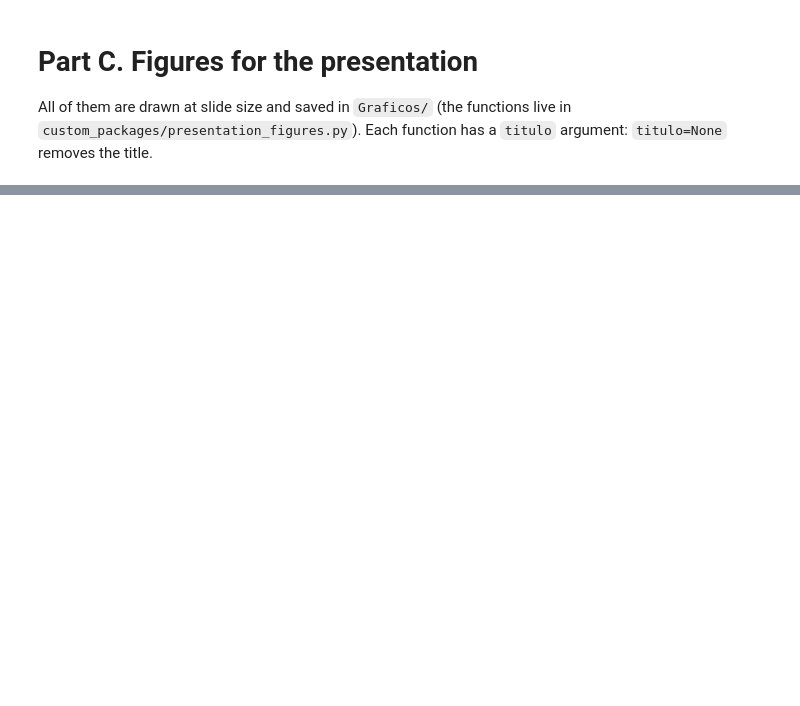
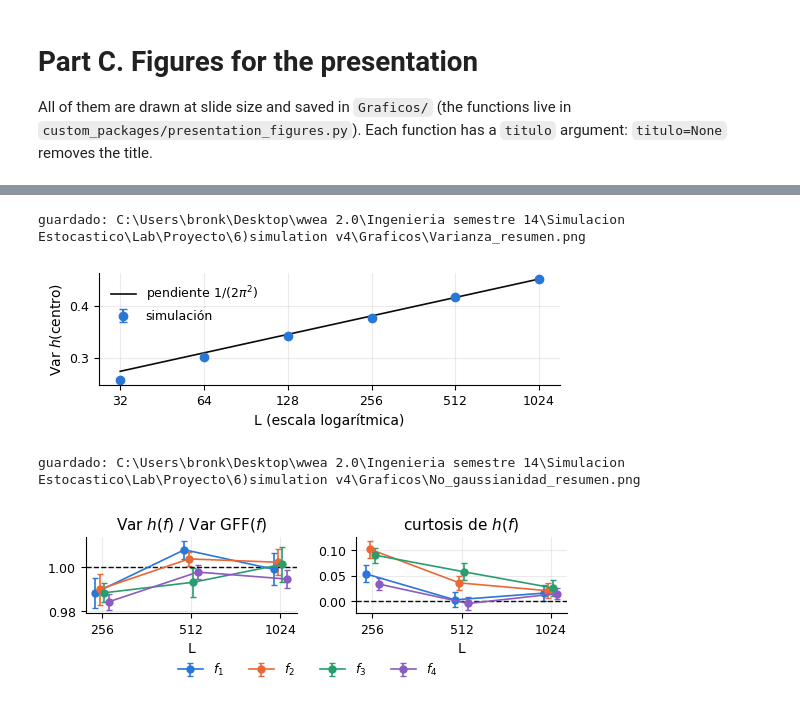
Before and after one commit to Waboba/Proyectos-Simula-Aleatoria-2026, a Jupyter notebook: Grupo 17/monitor_distribution.ipynb, the cells around one changed output, grey strips where cells are left out. Cells and saved outputs as stored; diff of their text form; code cells hidden in the pictures; blank space fills up the shorter version.

```diff
--- a/Grupo 17/monitor_distribution.ipynb
+++ b/Grupo 17/monitor_distribution.ipynb
@@ -305,0 +306,9 @@ guardado: C:\Users\gop\Desktop\wwea REMOTE\Ingenieria semestre 14\Simulacion_Est
+# %%
+# versions for the written summary (Resumen_doble_corriente.tex): no title, flatter
+pf.figura_varianza(res_main, "Varianza_resumen.png", titulo=None, alto=1.85)
+pf.figura_gaussianidad("No_gaussianidad_resumen.png", name, funcs, titulo=None, alto=1.85)
+# %% [output]
+guardado: C:\Users\bronk\Desktop\wwea 2.0\Ingenieria semestre 14\Simulacion Estocastico\Lab\Proyecto\6)simulation v4\Graficos\Varianza_resumen.png
+[figure, added]
+guardado: C:\Users\bronk\Desktop\wwea 2.0\Ingenieria semestre 14\Simulacion Estocastico\Lab\Proyecto\6)simulation v4\Graficos\No_gaussianidad_resumen.png
+[figure, added]
```
Also changed, not shown: parts of 6 cells of this notebook, 1 other file.
